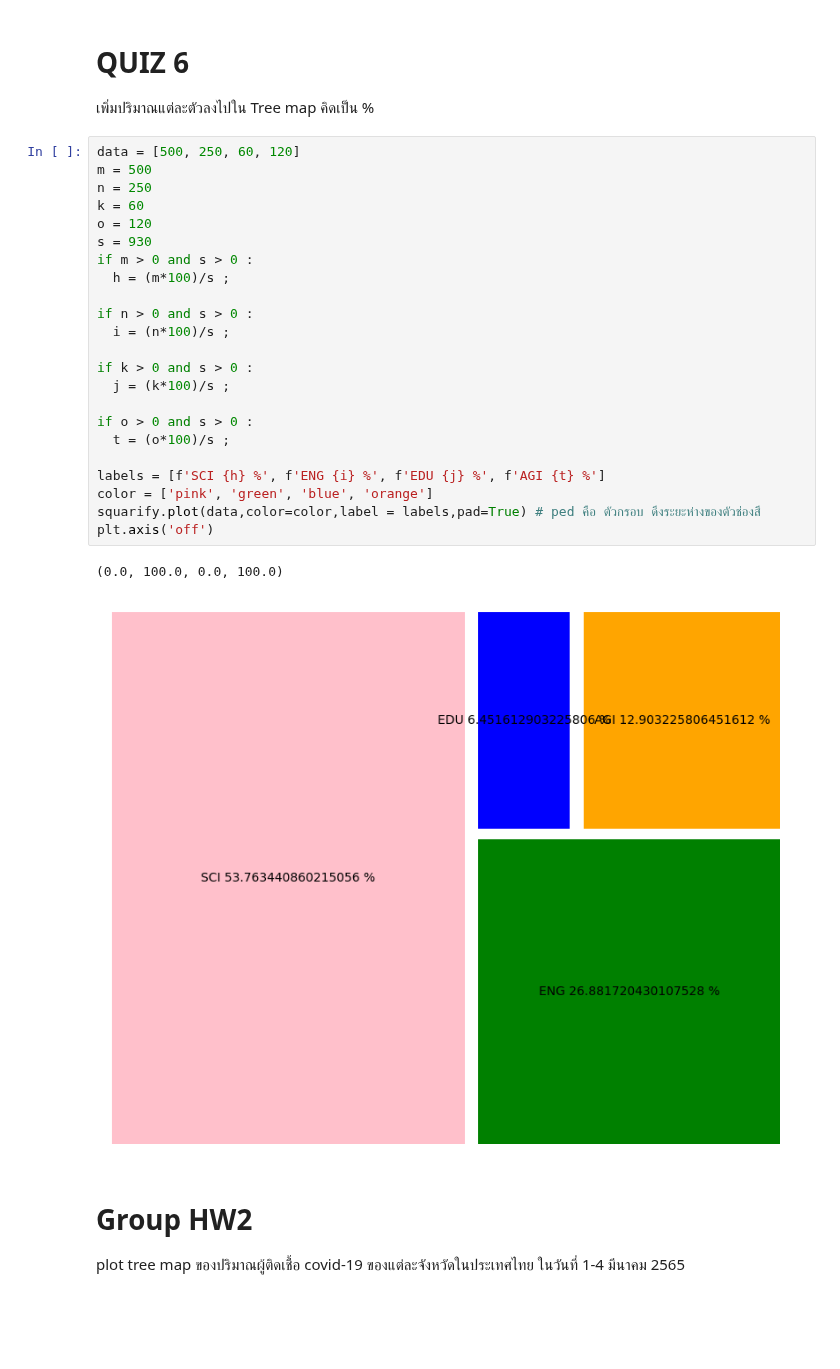
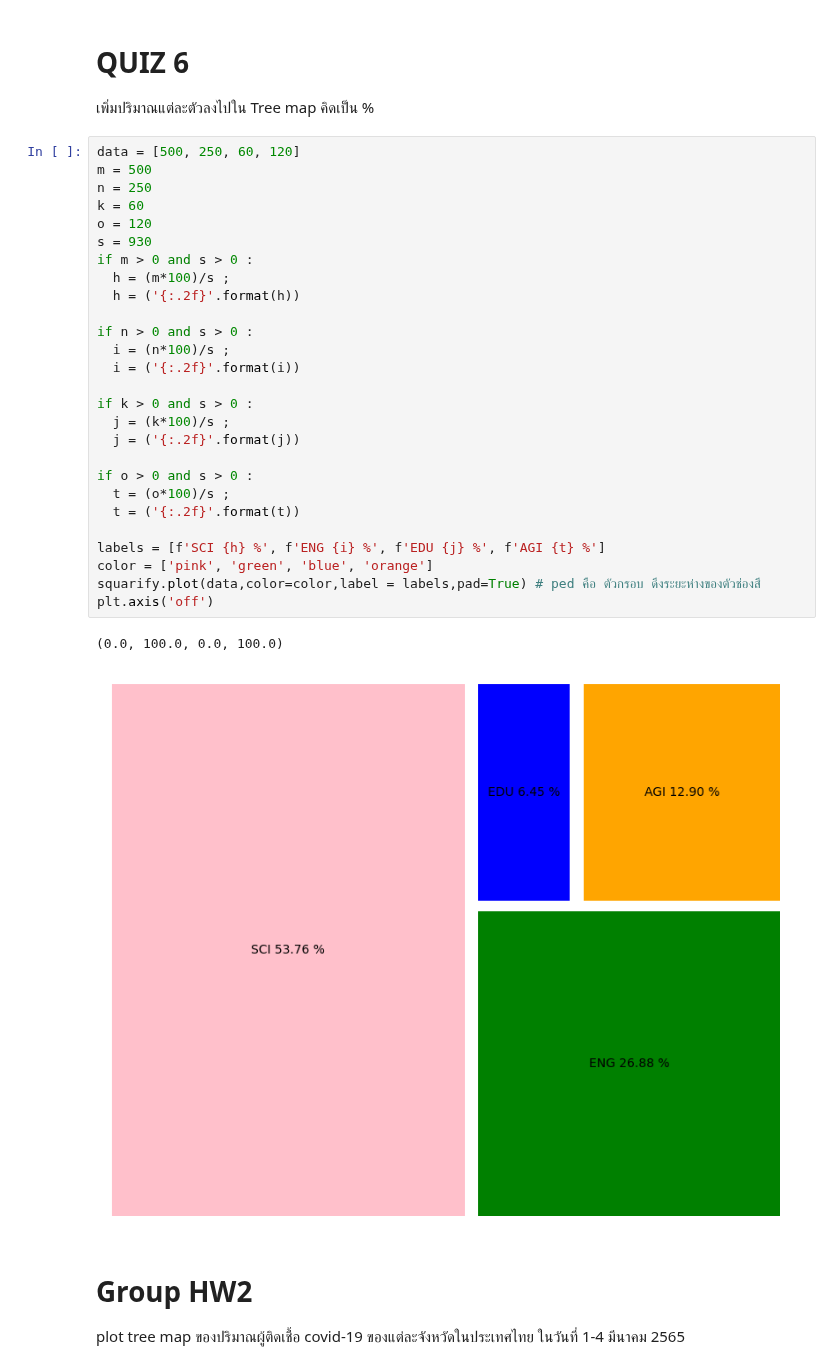
Before and after one commit to kitiluck/python_dataviz2023, a Jupyter notebook: DataViz04_Data_Comparison.ipynb, the cells around one changed output. Cells and saved outputs as stored; diff of their text form; blank space fills up the shorter version.

```diff
--- a/DataViz04_Data_Comparison.ipynb
+++ b/DataViz04_Data_Comparison.ipynb
@@ -546,29 +546,33 @@ plt.axis('off')
 # %%
 data = [500, 250, 60, 120]
 m = 500
 n = 250
 k = 60
 o = 120
 s = 930
 if m > 0 and s > 0 :
   h = (m*100)/s ;
+  h = ('{:.2f}'.format(h))
 
 if n > 0 and s > 0 :
   i = (n*100)/s ;
+  i = ('{:.2f}'.format(i))
 
 if k > 0 and s > 0 :
   j = (k*100)/s ;
+  j = ('{:.2f}'.format(j))
 
 if o > 0 and s > 0 :
   t = (o*100)/s ;
+  t = ('{:.2f}'.format(t))
 
 labels = [f'SCI {h} %', f'ENG {i} %', f'EDU {j} %', f'AGI {t} %']
 color = ['pink', 'green', 'blue', 'orange']
 squarify.plot(data,color=color,label = labels,pad=True) # ped คือ ตัวกรอบ ดึงระยะห่างของตัวช่องสี
 plt.axis('off')
 # %% [output]
 (0.0, 100.0, 0.0, 100.0)
-[figure, old version]
+[figure, new version]
 # %% [markdown]
 # Group HW2
 plot tree map ของปริมาณผู้ติดเชื้อ covid-19 ของแต่ละจังหวัดในประเทศไทย ในวันที่ 1-4 มีนาคม 2565
```
